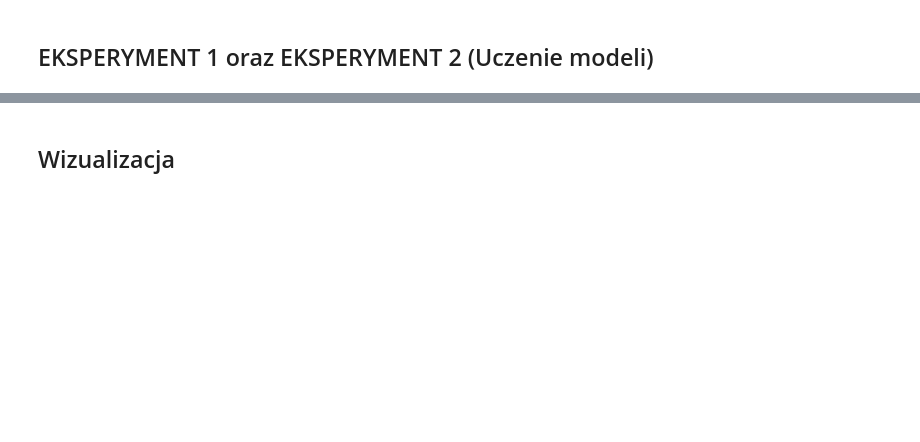
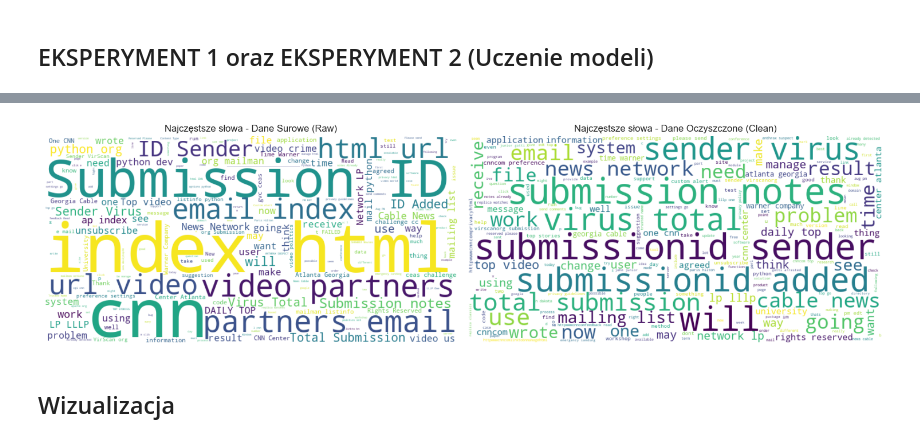
Before and after one commit to ikaczuk/AI-project, a Jupyter notebook: projekt.ipynb, the cells around one changed output, grey strips where cells are left out. Cells and saved outputs as stored; diff of their text form; code cells hidden in the pictures; blank space fills up the shorter version.

```diff
--- a/projekt.ipynb
+++ b/projekt.ipynb
@@ -201 +232,26 @@ Random Forest - wyniki
      weighted avg       0.96      0.96      0.96      1500
+# %%
+!pip install wordcloud
+from wordcloud import WordCloud
+
+# Połączenie tekstów w jeden ciąg dla wersji surowej i oczyszczonej
+raw_text_space = " ".join(X_train_raw.astype(str))
+clean_text_space = " ".join(X_train_clean.astype(str))
+
+fig, axes = plt.subplots(1, 2, figsize=(15, 7))
+
+# Chmura dla danych surowych
+wordcloud_raw = WordCloud(width=800, height=400, background_color='white').generate(raw_text_space)
+axes[0].imshow(wordcloud_raw, interpolation='bilinear')
+axes[0].set_title('Najczęstsze słowa - Dane Surowe (Raw)')
+axes[0].axis('off')
+
+# Chmura dla danych oczyszczonych
+wordcloud_clean = WordCloud(width=800, height=400, background_color='white').generate(clean_text_space)
+axes[1].imshow(wordcloud_clean, interpolation='bilinear')
+axes[1].set_title('Najczęstsze słowa - Dane Oczyszczone (Clean)')
+axes[1].axis('off')
+
+plt.tight_layout()
+plt.show()
+# %% [output]
@@ -202,3 +270,4 @@ Random Forest - wyniki
+[figure, added]
 # %% [markdown]
 ## Wizualizacja
 # %%
```
Also changed, not shown: parts of 11 cells of this notebook.
